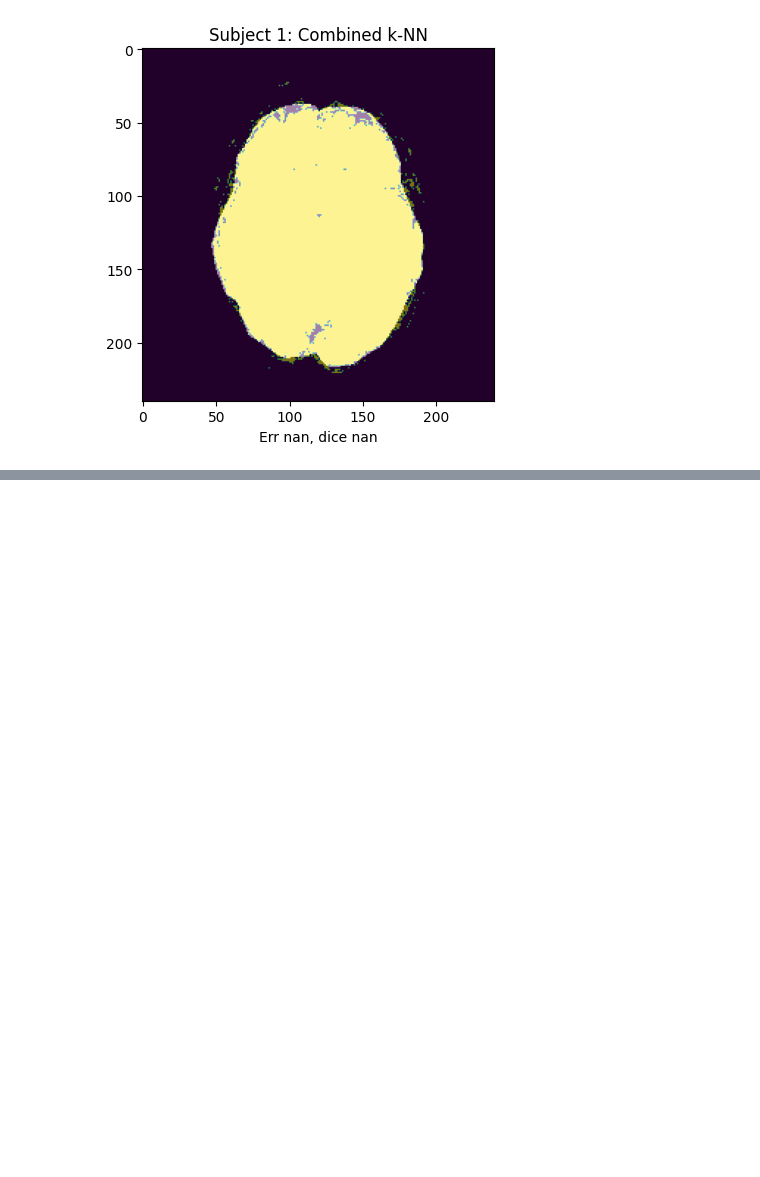
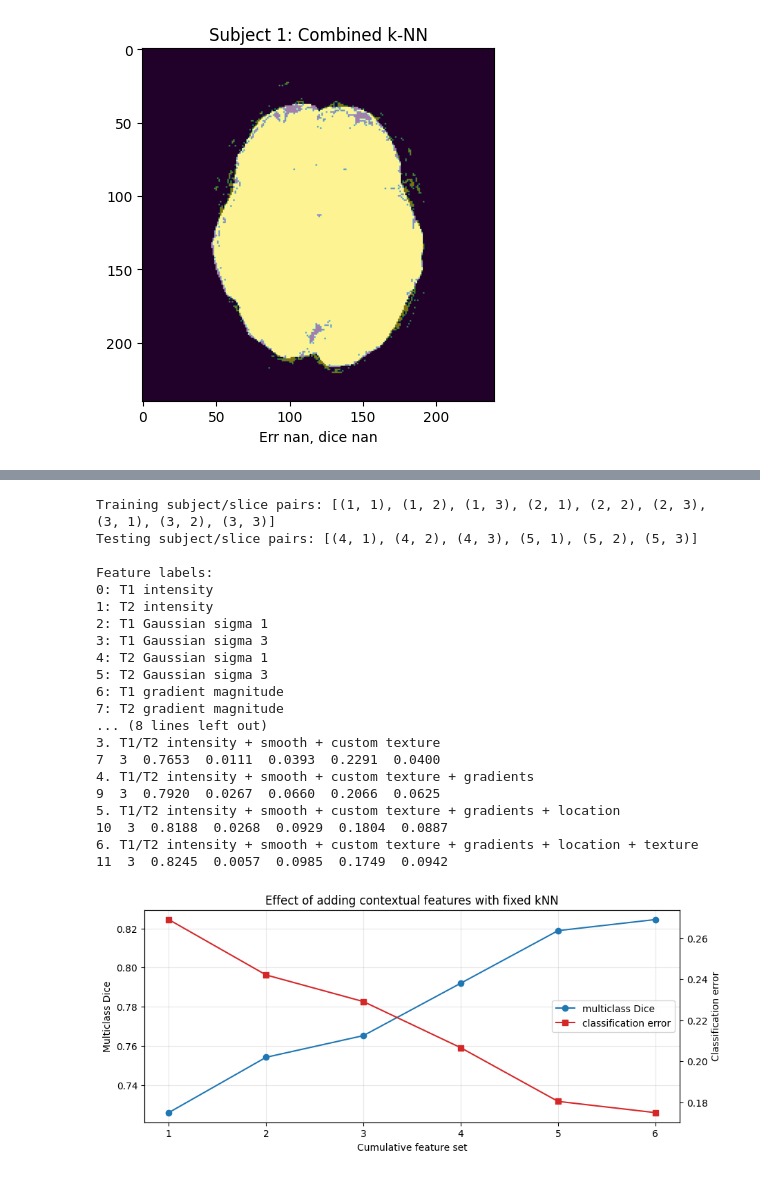
Before and after one commit to LarsHeijnennn/MIA-2, a Jupyter notebook: reader/2.6_segmentation_project.ipynb, the cells around one changed output, grey strips where cells are left out. Drawn from its saved outputs; the diff is of its cells as text; code cells hidden in the pictures; blank space fills up the shorter version.

```diff
--- a/reader/2.6_segmentation_project.ipynb
+++ b/reader/2.6_segmentation_project.ipynb
@@ -828,0 +724,41 @@ Saved metadata: outputs/open_ended_models/knn_k3_01_raw_t1_t2_intensity.json
+# %%
+# Run this cell yourself. It uses every available subject/slice pair,
+# with balanced pixel subsampling per image so kNN remains feasible.
+context_experiment = run_contextual_feature_experiment(
+    train_subjects=(1, 2, 3),
+    test_subjects=(4, 5),
+    max_train_per_class_per_image=600,
+    max_test_per_class_per_image=600,
+    k=3,
+    random_state=0,
+)
+
+print("Training subject/slice pairs:", context_experiment["train_pairs"])
+print("Testing subject/slice pairs:", context_experiment["test_pairs"])
+print()
+print("Feature labels:")
+for i, label in enumerate(context_experiment["feature_labels"]):
+    print(f"{i}: {label}")
+print()
+
+print_contextual_feature_results(context_experiment["results"])
+plot_contextual_feature_results(context_experiment["results"])
+# %% [output]
+Training subject/slice pairs: [(1, 1), (1, 2), (1, 3), (2, 1), (2, 2), (2, 3), (3, 1), (3, 2), (3, 3)]
+Testing subject/slice pairs: [(4, 1), (4, 2), (4, 3), (5, 1), (5, 2), (5, 3)]
+
+Feature labels:
+0: T1 intensity
+1: T2 intensity
+2: T1 Gaussian sigma 1
+3: T1 Gaussian sigma 3
+4: T2 Gaussian sigma 1
+5: T2 Gaussian sigma 3
+6: T1 gradient magnitude
+7: T2 gradient magnitude
+... (8 lines left out)
+3. T1/T2 intensity + smooth + custom texture                                        7  3  0.7653  0.0111  0.0393  0.2291  0.0400
+4. T1/T2 intensity + smooth + custom texture + gradients                            9  3  0.7920  0.0267  0.0660  0.2066  0.0625
+5. T1/T2 intensity + smooth + custom texture + gradients + location                10  3  0.8188  0.0268  0.0929  0.1804  0.0887
+6. T1/T2 intensity + smooth + custom texture + gradients + location + texture      11  3  0.8245  0.0057  0.0985  0.1749  0.0942
+[figure, added]
```
Also changed, not shown: parts of 15 cells of this notebook, 2 other files.
